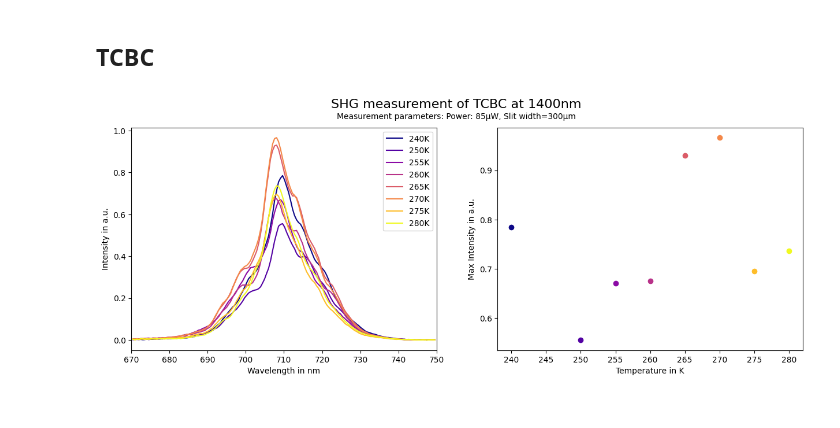
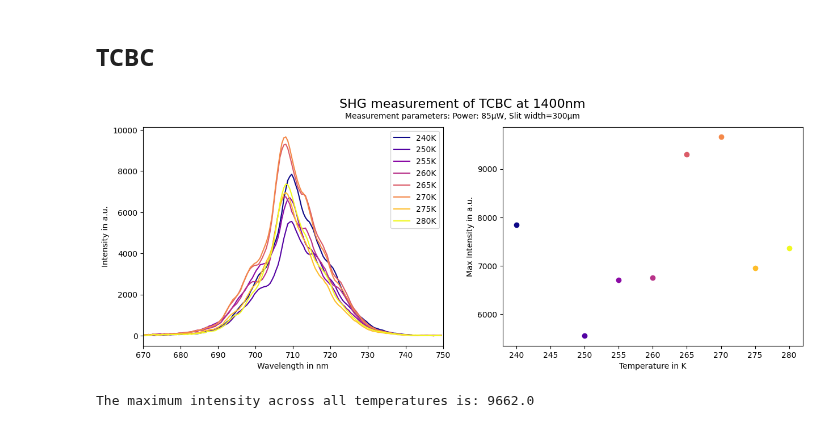
Before and after one commit to FlorianAdamczyk/auswertung_neu, a Jupyter notebook: 2025-05-09 TCBC 1400nm ProofOfConcept/TBC_PoC.ipynb, the cells around one changed output. Cells and saved outputs as stored; diff of their text form; code cells hidden in the pictures.

```diff
--- a/2025-05-09 TCBC 1400nm ProofOfConcept/TBC_PoC.ipynb
+++ b/2025-05-09 TCBC 1400nm ProofOfConcept/TBC_PoC.ipynb
@@ -30,32 +30,35 @@ temps = [240,250,255,260,265,270,275,280]
 fig, (ax0, ax1) = plt.subplots(1, 2, figsize=(15, 5))
 colors = cm.plasma(np.linspace(0, 1, len(temps)))
 peak_list = []
 
 for idx, t in enumerate(temps):
     file_path = f'2025-05-09_TCBC_1400nm_0.1mW_85uW_Slit300um/{t}K.asc'
     freqs, intensities = dat2array(file_path)
-    intensities = [val / 10000 for val in intensities]
+    intensities = [val / 1 for val in intensities] # Normalize intensities if needed
 
     # Filter data within the x-axis range
     filtered_data = [(f, i) for f, i in zip(freqs, intensities) if x_range[0] <= f <= x_range[1]]
     filtered_freqs, filtered_intensities = zip(*filtered_data) if filtered_data else ([], [])
 
     ax0.plot(filtered_freqs, filtered_intensities, color=colors[idx], label=f'{t}K')
     if filtered_intensities:
         peak_list.append(max(filtered_intensities))
         ax1.scatter(t, max(filtered_intensities), color=colors[idx])
 
 ax0.set_xlim(x_range)
 ax0.set_xlabel('Wavelength in nm')
 ax0.set_ylabel('Intensity in a.u.')
 ax0.legend(loc='upper right')
 
 ax1.set_xlabel('Temperature in K')
 ax1.set_ylabel('Max Intensity in a.u.')
 
 fig.suptitle('SHG measurement of TCBC at 1400nm', fontsize=16)
 fig.text(0.5, 0.91, "Measurement parameters: Power: 85µW, Slit width=300µm", ha="center")
 plt.show()
 fig.savefig('./TCBC_SHG_ProofOfConcept.png', dpi=600, bbox_inches='tight')
+# Print the maximum value from the peak_list
+print("The maximum intensity across all temperatures is:", max(peak_list))
 # %% [output]
-[figure, old version]
+[figure, new version]
+The maximum intensity across all temperatures is: 9662.0
```
